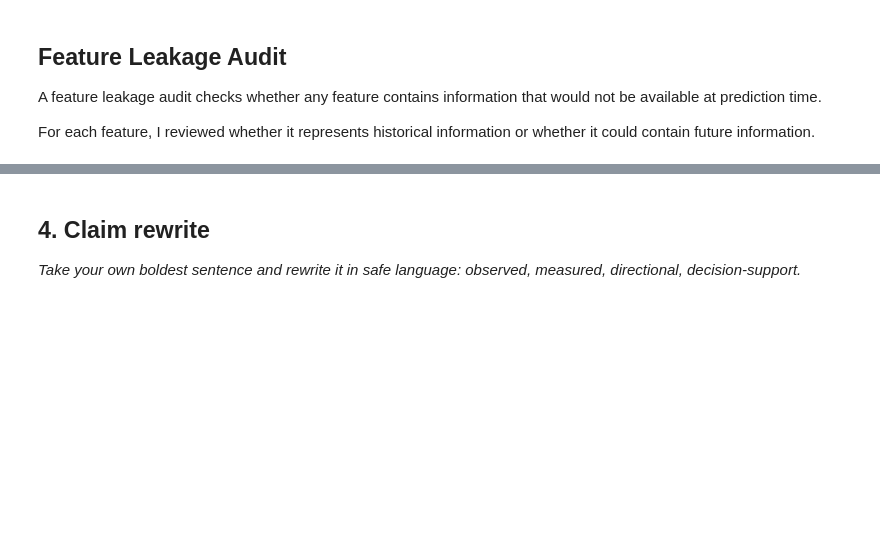
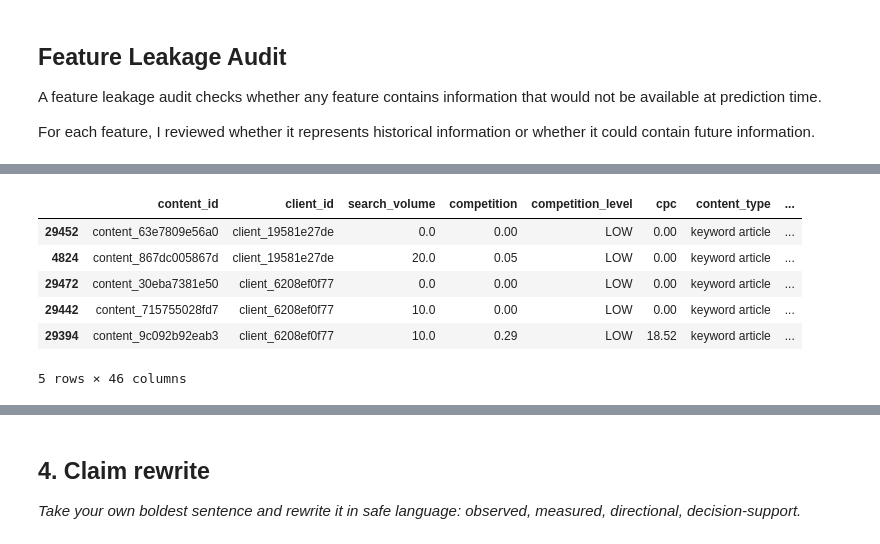
Before and after one commit to Mahid-Imran/flyrank-ml-internship-mahid-assignment2, a Jupyter notebook: work/notebooks/w06_validation_audit.ipynb, the cells around one changed output, grey strips where cells are left out. Saved outputs shown, nothing was run; the diff lists cells and outputs as text; code cells hidden in the pictures; blank space fills up the shorter version.

```diff
--- a/work/notebooks/w06_validation_audit.ipynb
+++ b/work/notebooks/w06_validation_audit.ipynb
@@ -301,0 +321,22 @@ For each feature, I reviewed whether it represents historical information or whe
+# %%
+# Create dataframe containing predictions and actual values
+
+error_analysis = test_df.copy()
+
+error_analysis["prediction"] = pred_time
+
+
+errors = error_analysis[
+    error_analysis["target"] != error_analysis["prediction"]
+]
+
+
+errors.head()
+# %% [output]
+|  | content_id | client_id | search_volume | competition | competition_level | cpc | content_type | ... |
+| 29452 | content_63e7809e56a0 | client_19581e27de | 0.0 | 0.00 | LOW | 0.00 | keyword article | ... |
+| 4824 | content_867dc005867d | client_19581e27de | 20.0 | 0.05 | LOW | 0.00 | keyword article | ... |
+| 29472 | content_30eba7381e50 | client_6208ef0f77 | 0.0 | 0.00 | LOW | 0.00 | keyword article | ... |
+| 29442 | content_715755028fd7 | client_6208ef0f77 | 10.0 | 0.00 | LOW | 0.00 | keyword article | ... |
+| 29394 | content_9c092b92eab3 | client_6208ef0f77 | 10.0 | 0.29 | LOW | 18.52 | keyword article | ... |
+5 rows × 46 columns
```
Also changed, not shown: parts of 7 cells of this notebook.
